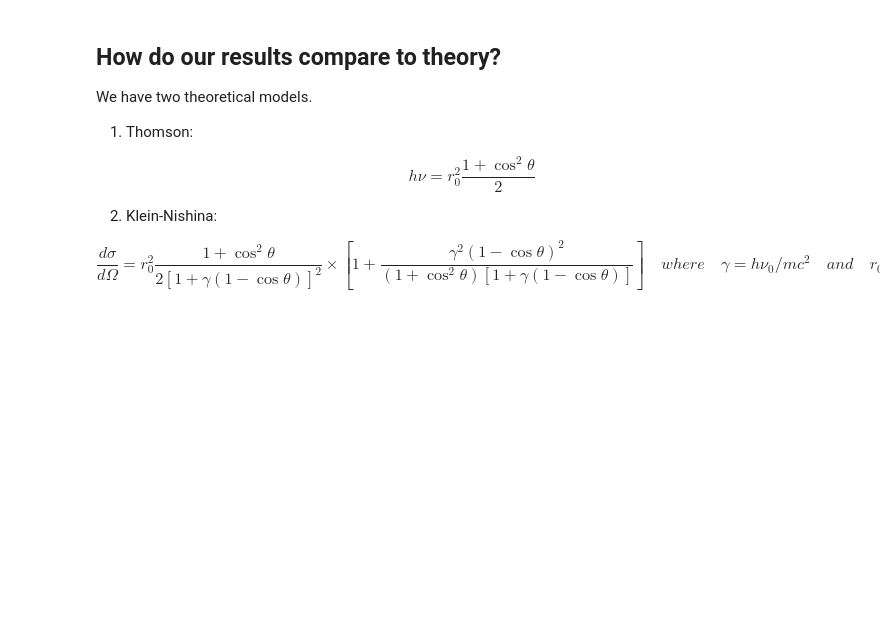
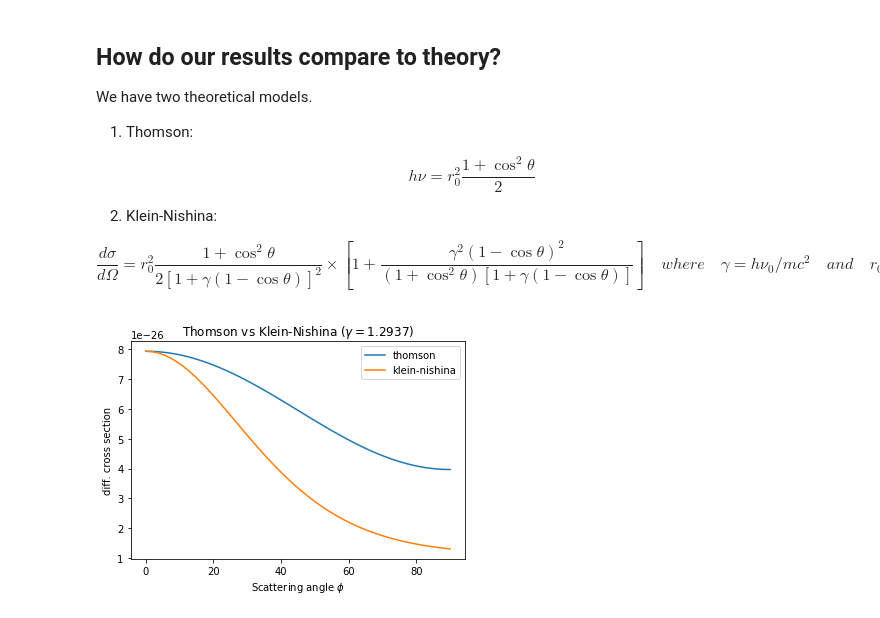
Before and after one commit to greydanus/compton, a Jupyter notebook: analysis.ipynb, the cells around one changed output. Saved outputs shown, nothing was run; the diff lists cells and outputs as text; code cells hidden in the pictures; blank space fills up the shorter version.

```diff
--- a/analysis.ipynb
+++ b/analysis.ipynb
@@ -212,18 +212,32 @@ $$ h\nu = r_0^2 \frac{1 + \cos ^2 \theta}{2} $$
 $$ \frac{d\sigma}{d\Omega} = r_0^2\frac{1 + \cos ^2 \theta}{2 [1+\gamma(1-\cos \theta)]^2} \times \left[ 1 + \frac{\gamma^2(1-\cos \theta)^2}{(1+\cos ^2 \theta)[1 + \gamma (1 - \cos \theta)]} \right] \quad where \quad \gamma = h \nu_0 / m c^2 \quad and \quad r_0=2.818\times10^{-13}$$
 # %%
 cos = lambda t: np.cos(np.deg2rad(t))
-hv0 = 1.06064 * 10e-13 # this is 662 keV, initial electron energy
-m = 9.10938 * 10e-31 # mass of electron
-c = 299792458
+hv0 = 1.06064e-13 # this is 662 keV, initial electron energy
+m = 9.10938e-31 # mass of electron
+c = 3e8
 gamma = hv0/(m*c**2)
 
 def thomson(t, gamma=1):
-    r0 = 1. #2.818 * 10e-13
+    r0 = 2.818e-13
     term1 = (1 + cos(t)**2)/2.
     return (r0**2) * term1
 
 def klein_nishina(t, g=1):
-    r0 = 1. #2.818 * 1e-13
+    r0 = 2.818e-13
     term1 = (1 + cos(t)**2) / (2*(1 + g*(1-cos(t)))**2)
     term2 = 1 + ((g**2)*(1-cos(t))**2) / ( (1 + cos(t)**2)*(1 + g*(1-cos(t))) )
     return (r0**2) * term1 * term2
+
+theta_x = np.linspace(0,90)
+thomson_y = thomson(theta_x, gamma=gamma)
+klein_y = klein_nishina(theta_x, g=gamma)
+
+
+f5 = plt.figure(figsize=[6,4])
+plt.title("Thomson vs Klein-Nishina ($\gamma={:.4f}$)".format(gamma))
+plt.xlabel("Scattering angle $\phi$") ; plt.ylabel("diff. cross section")
+plt.plot(theta_x, thomson_y, label='thomson')
+plt.plot(theta_x, klein_y, label='Klein-Nishina') ; plt.legend()
+plt.show() ; f5.savefig("./figures/theory.pdf", bbox_inches='tight')
+# %% [output]
+[figure, added]
```
Also changed, not shown: parts of 10 cells of this notebook, 4 other files.
